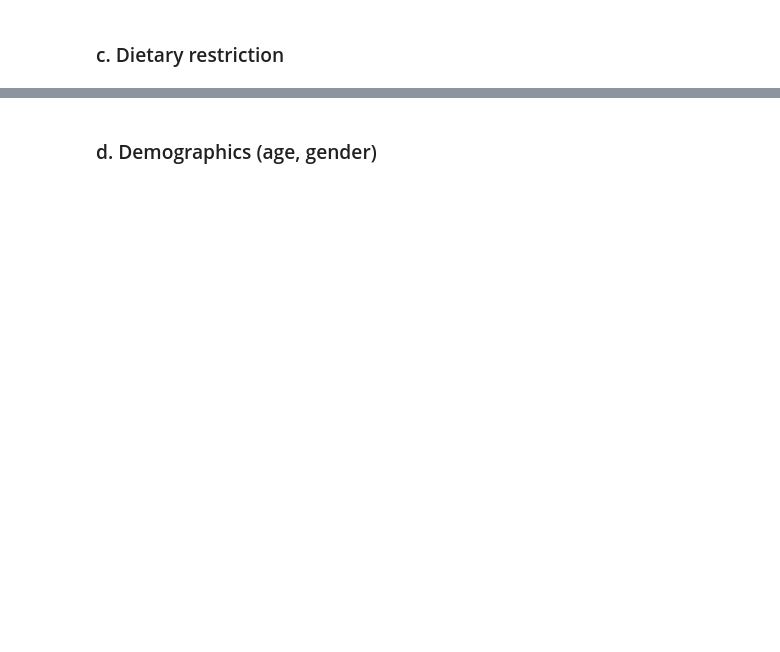
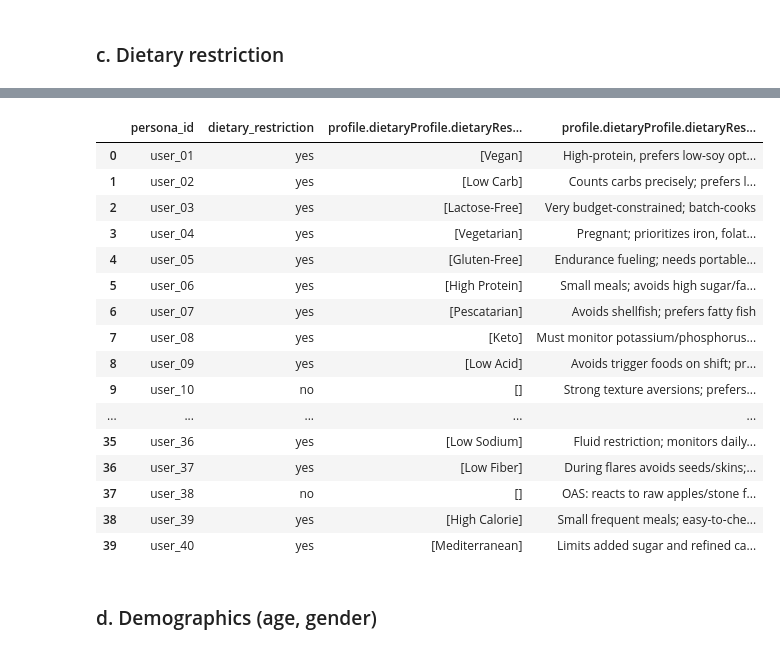
Before and after one commit to lay-animals-projects/food-recommender-evaluation, a Jupyter notebook: notebooks/bias_n_fairness.ipynb, the cells around one changed output, grey strips where cells are left out. Drawn from its saved outputs; the diff is of its cells as text; code cells hidden in the pictures; blank space fills up the shorter version.

```diff
--- a/notebooks/bias_n_fairness.ipynb
+++ b/notebooks/bias_n_fairness.ipynb
@@ -13,2 +207,27 @@ Load persona characteristics and explanation metrics
 # %% [markdown]
 ### c. Dietary restriction
+# %%
+selected_restrictions = personas_df[
+    "profile.dietaryProfile.dietaryRestrictions.selected"
+]
+
+personas_df["dietary_restriction"] = selected_restrictions.map(
+    lambda values: ("yes" if len(values) else "no")
+    if isinstance(values, (list, np.ndarray))
+    else pd.NA
+)
+
+restriction_summary = (
+    personas_df["dietary_restriction"]
+    .fillna("missing")
+    .value_counts()
+    .rename_axis("dietary_restriction")
+    .to_frame("personas")
+)
+
+restriction_summary["percent"] = (
+    100 * restriction_summary["personas"] / len(personas_df)
+).round(1)
+
+display(restriction_summary)
+print("Missing dietary restriction:", personas_df["dietary_restriction"].isna().sum())
@@ -15,2 +240,37 @@ Load persona characteristics and explanation metrics
+# %%
+# restrictions rather than selected
+restriction_other = personas_df[
+    "profile.dietaryProfile.dietaryRestrictions.other"
+].astype("string").str.strip()
+
+display(
+    personas_df.loc[
+        restriction_other.fillna("").ne(""),
+        [
+            "persona_id",
+            "dietary_restriction",
+            "profile.dietaryProfile.dietaryRestrictions.selected",
+            "profile.dietaryProfile.dietaryRestrictions.other",
+        ],
+    ]
+)
+# %% [output]
+|  | persona_id | dietary_restriction | profile.dietaryProfile.dietaryRes... | profile.dietaryProfile.dietaryRes... |
+| 0 | user_01 | yes | [Vegan] | High-protein, prefers low-soy opt... |
+| 1 | user_02 | yes | [Low Carb] | Counts carbs precisely; prefers l... |
+| 2 | user_03 | yes | [Lactose-Free] | Very budget-constrained; batch-cooks |
+| 3 | user_04 | yes | [Vegetarian] | Pregnant; prioritizes iron, folat... |
+| 4 | user_05 | yes | [Gluten-Free] | Endurance fueling; needs portable... |
+| 5 | user_06 | yes | [High Protein] | Small meals; avoids high sugar/fa... |
+| 6 | user_07 | yes | [Pescatarian] | Avoids shellfish; prefers fatty fish |
+| 7 | user_08 | yes | [Keto] | Must monitor potassium/phosphorus... |
+| 8 | user_09 | yes | [Low Acid] | Avoids trigger foods on shift; pr... |
+| 9 | user_10 | no | [] | Strong texture aversions; prefers... |
+| ... | ... | ... | ... | ... |
+| 35 | user_36 | yes | [Low Sodium] | Fluid restriction; monitors daily... |
+| 36 | user_37 | yes | [Low Fiber] | During flares avoids seeds/skins;... |
+| 37 | user_38 | no | [] | OAS: reacts to raw apples/stone f... |
+| 38 | user_39 | yes | [High Calorie] | Small frequent meals; easy-to-che... |
+| 39 | user_40 | yes | [Mediterranean] | Limits added sugar and refined ca... |
 # %% [markdown]
 ### d. Demographics (age, gender)
```
Also changed, not shown: parts of 25 cells of this notebook.
